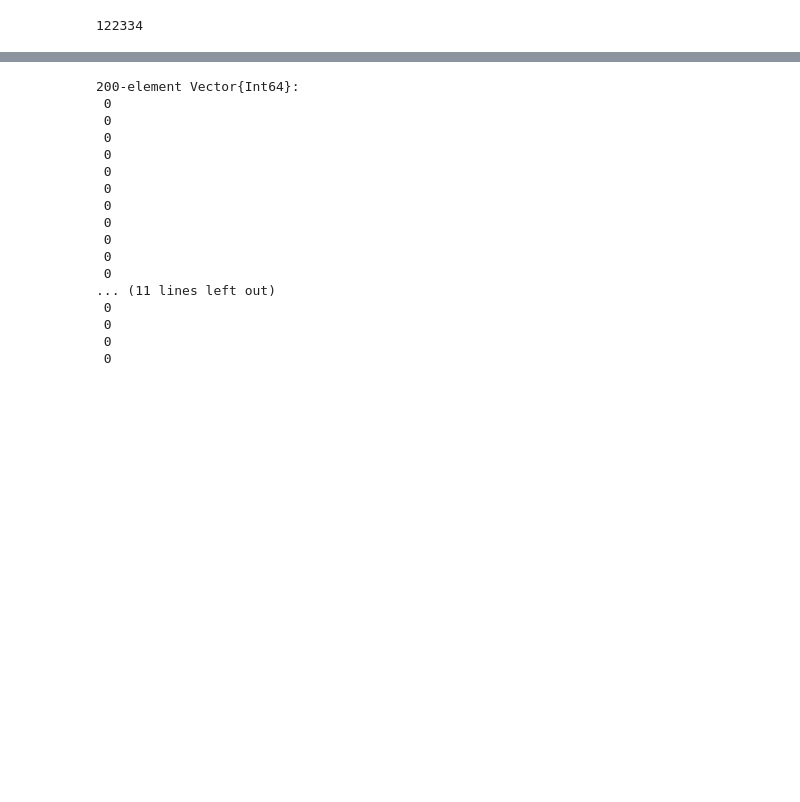
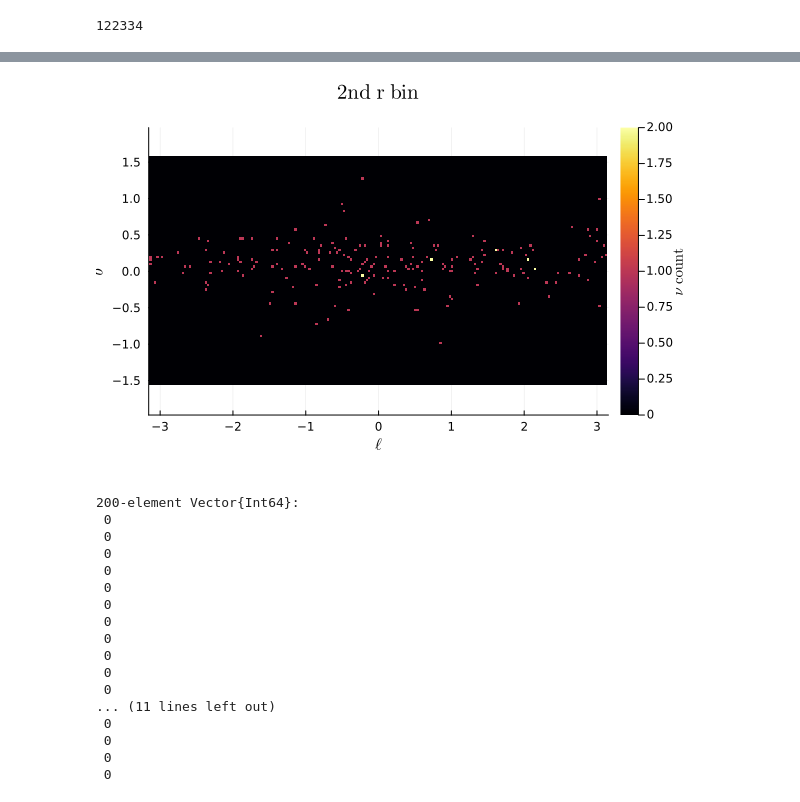
Before and after one commit to mymacd2/pseudo-Dirac-summer-research, a Jupyter notebook: GC_calcs/event_dists_real_eres.ipynb, the cells around one changed output, grey strips where cells are left out. Drawn from its saved outputs; the diff is of its cells as text; code cells hidden in the pictures; blank space fills up the shorter version.

```diff
--- a/GC_calcs/event_dists_real_eres.ipynb
+++ b/GC_calcs/event_dists_real_eres.ipynb
@@ -5,0 +47,27 @@ allskyevents_free_eres (generic function with 1 method)
+# %%
+# Getting the model-dependent neutrino distribution
+numv = size(vmodel)[1]
+
+
+# Histogramming and interpolating the distribution
+
+x_weighted = vec(vmodel[:, 4])
+y_weighted = vec(vmodel[:, 5])
+z_weighted = vec(vmodel[:, 6])
+rweights = Weights(vec(vmodel[:, 8]))
+
+bsize = 0.3
+xbins, ybins, zbins = -30:bsize:30, -30:bsize:30, -3:bsize:3
+nubins= fit(Histogram, (x_weighted, y_weighted, z_weighted), rweights, (xbins, ybins, zbins), closed=:left)
+
+binvals = nubins.weights ./ (numv*bsize^3)
+xedges = collect(xbins)
+yedges = collect(ybins)
+zedges = collect(zbins)
+pop!(xedges)
+pop!(yedges)
+pop!(zedges)
+
+# Interpolating the distribution to get a continuous function, and assuming zero neutrinos outside the sampled window
+pds = Interpolations.interpolate((xedges, yedges, zedges), binvals, Gridded(Linear()))
+probdens = Interpolations.extrapolate(pds, 0.0);
@@ -127,3 +247,15 @@ maximum(nuweights)
+# %%
+heatmap(
+    range(-π, π, length(lbins)),
+    range(-π/2, π/2, length(bbins)),
+    transpose(nuweights[7, :, :]),
+    title=L"\mathrm{2nd~r~bin}",
+    colorbar_title=L"\nu~\mathrm{count}",
+    xlabel=L"\ell",
+    ylabel=L"b",
+    aspect_ratio=1)
+# %% [output]
+[figure, added]
 # %%
 nuweights[:, 1, 1]
 # %% [output]
```
Also changed, not shown: parts of 9 cells of this notebook, 16 other files.
